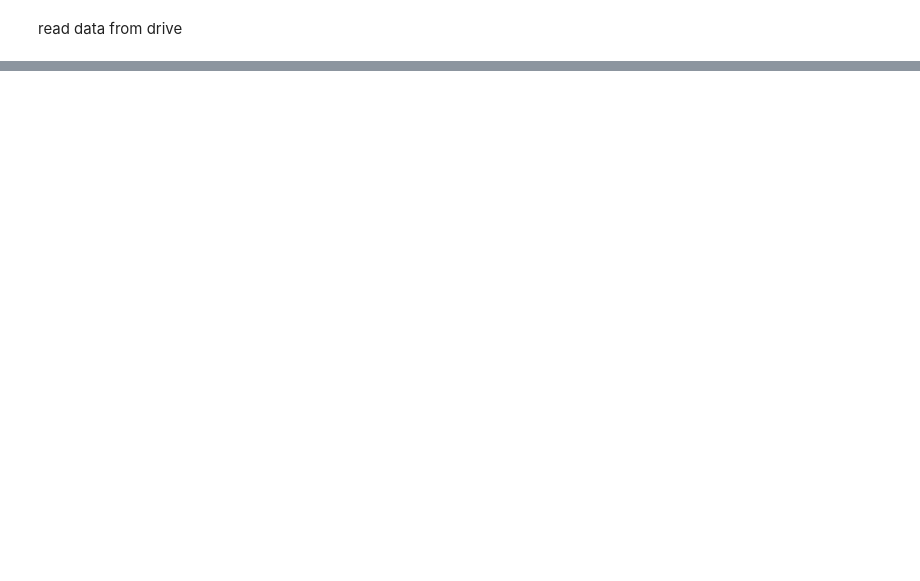
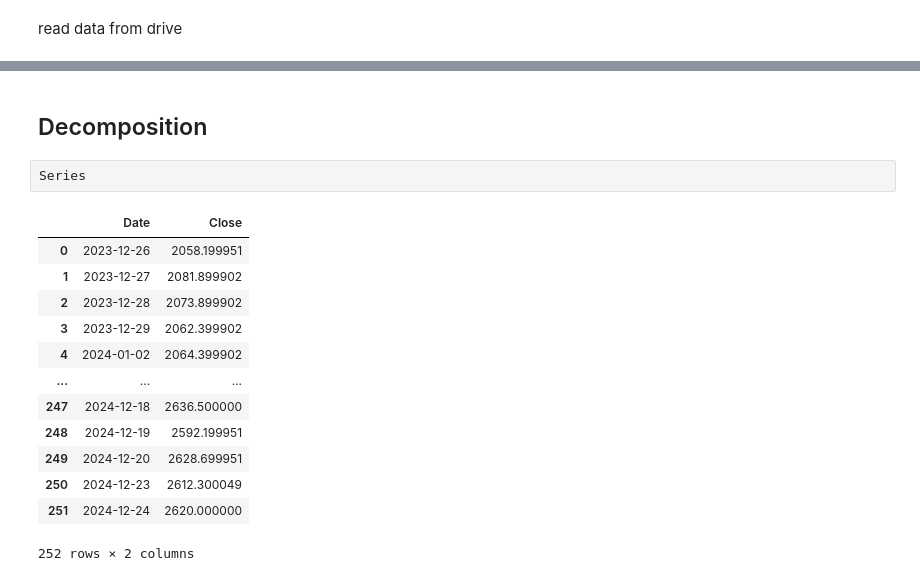
Before and after one commit to MhammadRezaValiYari/GoldTransectionAnalysis, a Jupyter notebook: GoldTransectionAnalysis.ipynb, the cells around one changed output, grey strips where cells are left out. Drawn from its saved outputs; the diff is of its cells as text; blank space fills up the shorter version.

```diff
--- a/GoldTransectionAnalysis.ipynb
+++ b/GoldTransectionAnalysis.ipynb
@@ -60,0 +74,18 @@ dtype: float64
+# %% [markdown]
+## Decomposition
+# %%
+Series
+# %% [output]
+|  | Date | Close |
+| 0 | 2023-12-26 | 2058.199951 |
+| 1 | 2023-12-27 | 2081.899902 |
+| 2 | 2023-12-28 | 2073.899902 |
+| 3 | 2023-12-29 | 2062.399902 |
+| 4 | 2024-01-02 | 2064.399902 |
+| ... | ... | ... |
+| 247 | 2024-12-18 | 2636.500000 |
+| 248 | 2024-12-19 | 2592.199951 |
+| 249 | 2024-12-20 | 2628.699951 |
+| 250 | 2024-12-23 | 2612.300049 |
+| 251 | 2024-12-24 | 2620.000000 |
+252 rows × 2 columns
```
Also changed, not shown: parts of 19 cells of this notebook.
